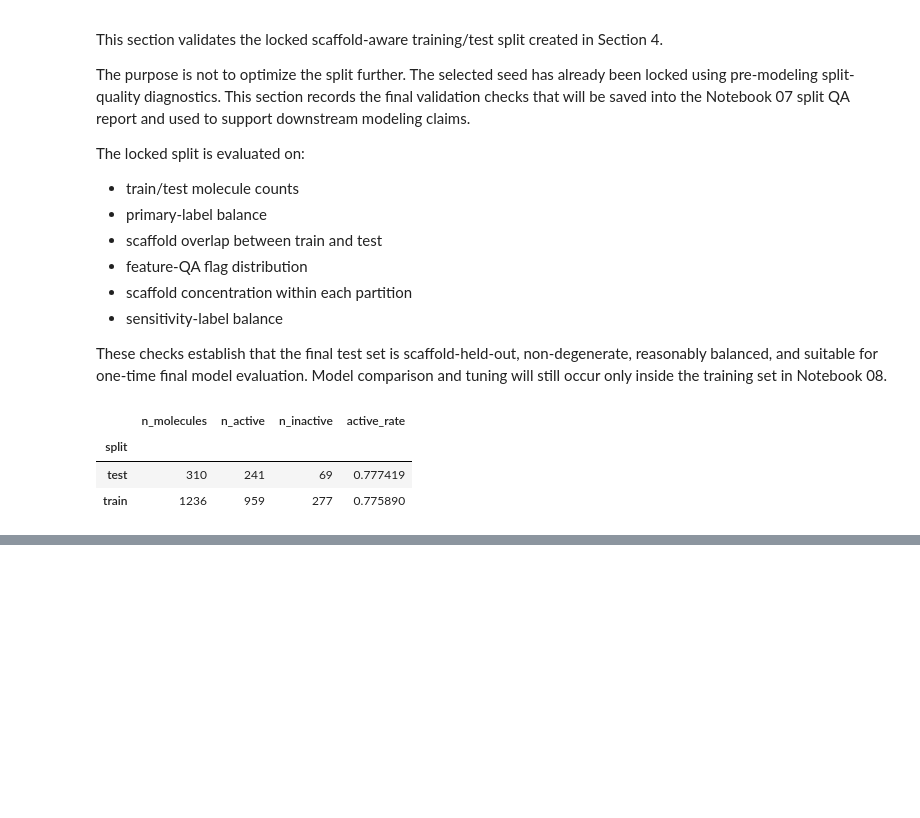
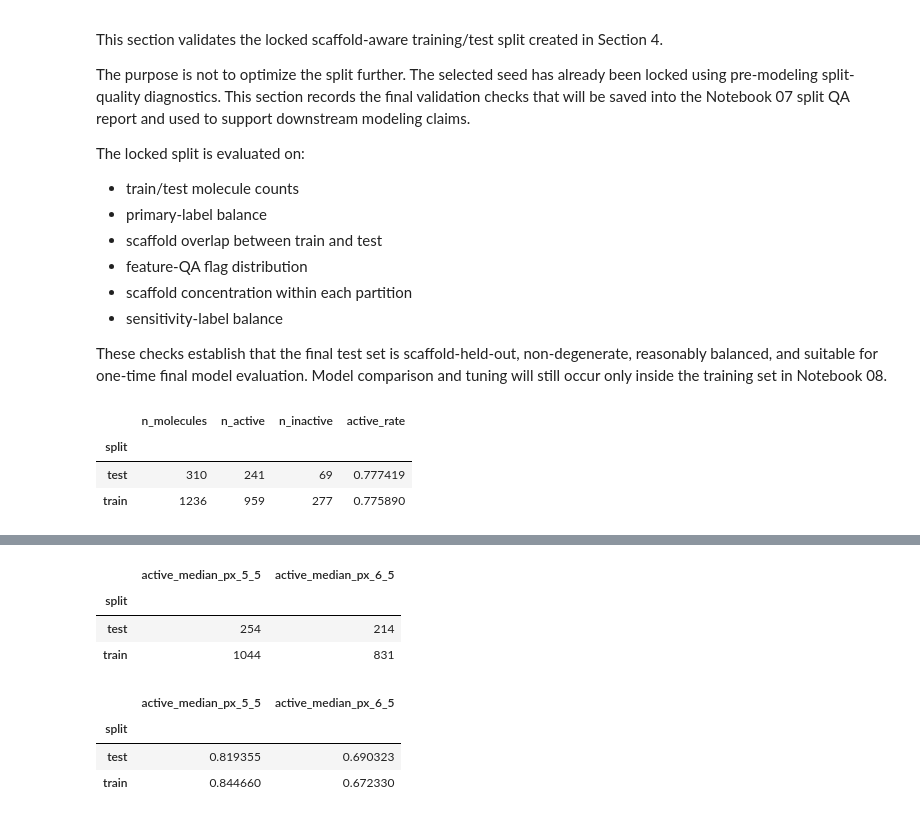
Before and after one commit to Taliwat/BioPred, a Jupyter notebook: notebooks/07_feature_qa_scaffold_split_modeling_handoff.ipynb, the cells around one changed output, grey strips where cells are left out. Drawn from its saved outputs; the diff is of its cells as text; code cells hidden in the pictures; blank space fills up the shorter version.

```diff
--- a/notebooks/07_feature_qa_scaffold_split_modeling_handoff.ipynb
+++ b/notebooks/07_feature_qa_scaffold_split_modeling_handoff.ipynb
@@ -932,0 +1033,35 @@ locked_split_label_summary
+# %%
+# summarize sensitivity-label balance for the locked split.
+# confirm secondary label definitions remain usable in both partitions.
+
+# join locked split labels with sensitivity labels.
+locked_sensitivity_label_frame = (
+    split_assignments[["split"]]
+    .join(y_sensitivity)
+)
+
+# compute mean label rate by split
+locked_sensitivity_rate_summary = (
+    locked_sensitivity_label_frame
+    .groupby("split")
+    .mean()
+)
+
+# compute active counts by split
+locked_sensitivity_count_summary = (
+    locked_sensitivity_label_frame
+    .groupby("split")
+    .sum()
+)
+
+display(locked_sensitivity_count_summary)
+display(locked_sensitivity_rate_summary)
+# %% [output]
+|  | active_median_px_5_5 | active_median_px_6_5 |
+| split |  |  |
+| test | 254 | 214 |
+| train | 1044 | 831 |
+|  | active_median_px_5_5 | active_median_px_6_5 |
+| split |  |  |
+| test | 0.819355 | 0.690323 |
+| train | 0.844660 | 0.672330 |
```
Also changed, not shown: parts of 24 cells of this notebook.
